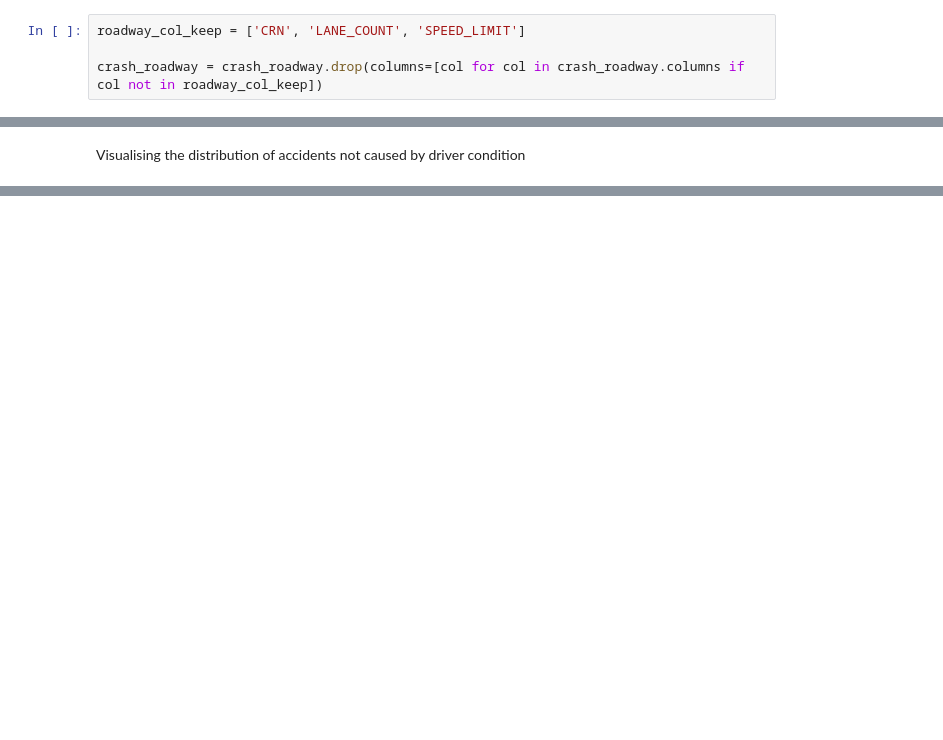
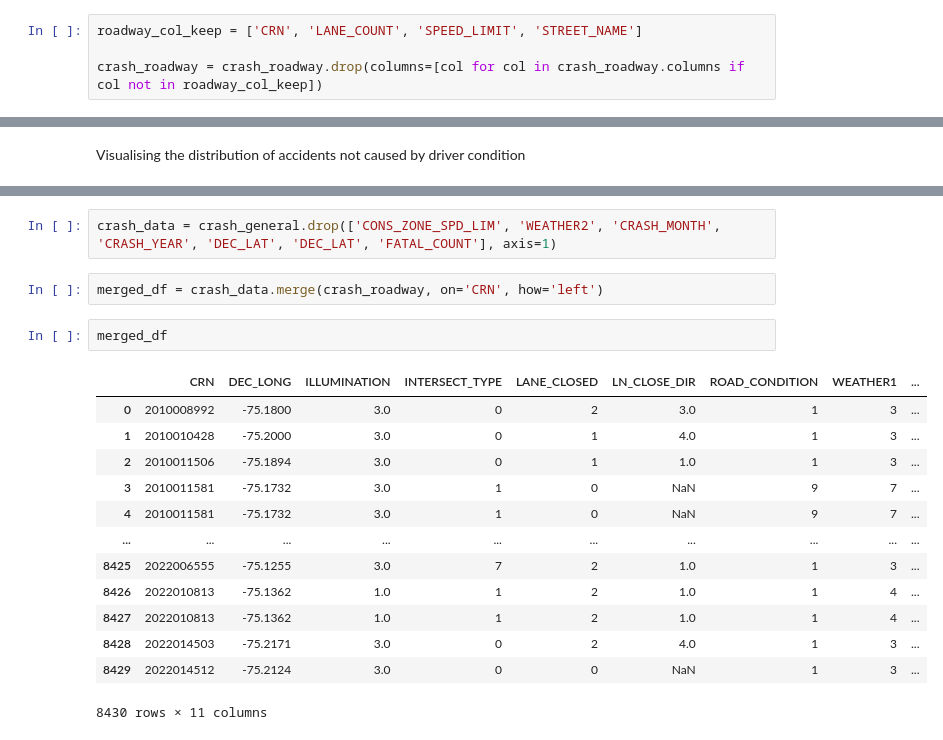
Before and after one commit to plant123456/Datathon, a Jupyter notebook: Data.ipynb, the cells around one changed output, grey strips where cells are left out. Drawn from its saved outputs; the diff is of its cells as text; blank space fills up the shorter version.

```diff
--- a/Data.ipynb
+++ b/Data.ipynb
@@ -32,7 +32,7 @@ general_col_keep = ['CONS_ZONE_SPD_LIM', 'CRASH_MONTH', 'CRASH_YEAR', 'CRN', 'DE
 
 crash_general = crash_general.drop(columns=[col for col in crash_general.columns if col not in general_col_keep])
 # %%
-roadway_col_keep = ['CRN', 'LANE_COUNT', 'SPEED_LIMIT']
+roadway_col_keep = ['CRN', 'LANE_COUNT', 'SPEED_LIMIT', 'STREET_NAME']
 
 crash_roadway = crash_roadway.drop(columns=[col for col in crash_roadway.columns if col not in roadway_col_keep])
 # %%
@@ -131,0 +162,20 @@ ValueError: Location values cannot contain NaNs.
+# %%
+crash_data = crash_general.drop(['CONS_ZONE_SPD_LIM', 'WEATHER2', 'CRASH_MONTH', 'CRASH_YEAR', 'DEC_LAT', 'DEC_LAT', 'FATAL_COUNT'], axis=1)
+# %%
+merged_df = crash_data.merge(crash_roadway, on='CRN', how='left')
+# %%
+merged_df
+# %% [output]
+|  | CRN | DEC_LONG | ILLUMINATION | INTERSECT_TYPE | LANE_CLOSED | LN_CLOSE_DIR | ROAD_CONDITION | WEATHER1 | ... |
+| 0 | 2010008992 | -75.1800 | 3.0 | 0 | 2 | 3.0 | 1 | 3 | ... |
+| 1 | 2010010428 | -75.2000 | 3.0 | 0 | 1 | 4.0 | 1 | 3 | ... |
+| 2 | 2010011506 | -75.1894 | 3.0 | 0 | 1 | 1.0 | 1 | 3 | ... |
+| 3 | 2010011581 | -75.1732 | 3.0 | 1 | 0 | NaN | 9 | 7 | ... |
+| 4 | 2010011581 | -75.1732 | 3.0 | 1 | 0 | NaN | 9 | 7 | ... |
+| ... | ... | ... | ... | ... | ... | ... | ... | ... | ... |
+| 8425 | 2022006555 | -75.1255 | 3.0 | 7 | 2 | 1.0 | 1 | 3 | ... |
+| 8426 | 2022010813 | -75.1362 | 1.0 | 1 | 2 | 1.0 | 1 | 4 | ... |
+| 8427 | 2022010813 | -75.1362 | 1.0 | 1 | 2 | 1.0 | 1 | 4 | ... |
+| 8428 | 2022014503 | -75.2171 | 3.0 | 0 | 2 | 4.0 | 1 | 3 | ... |
+| 8429 | 2022014512 | -75.2124 | 3.0 | 0 | 0 | NaN | 1 | 3 | ... |
+8430 rows × 11 columns
```
Also changed, not shown: parts of 4 cells of this notebook.
